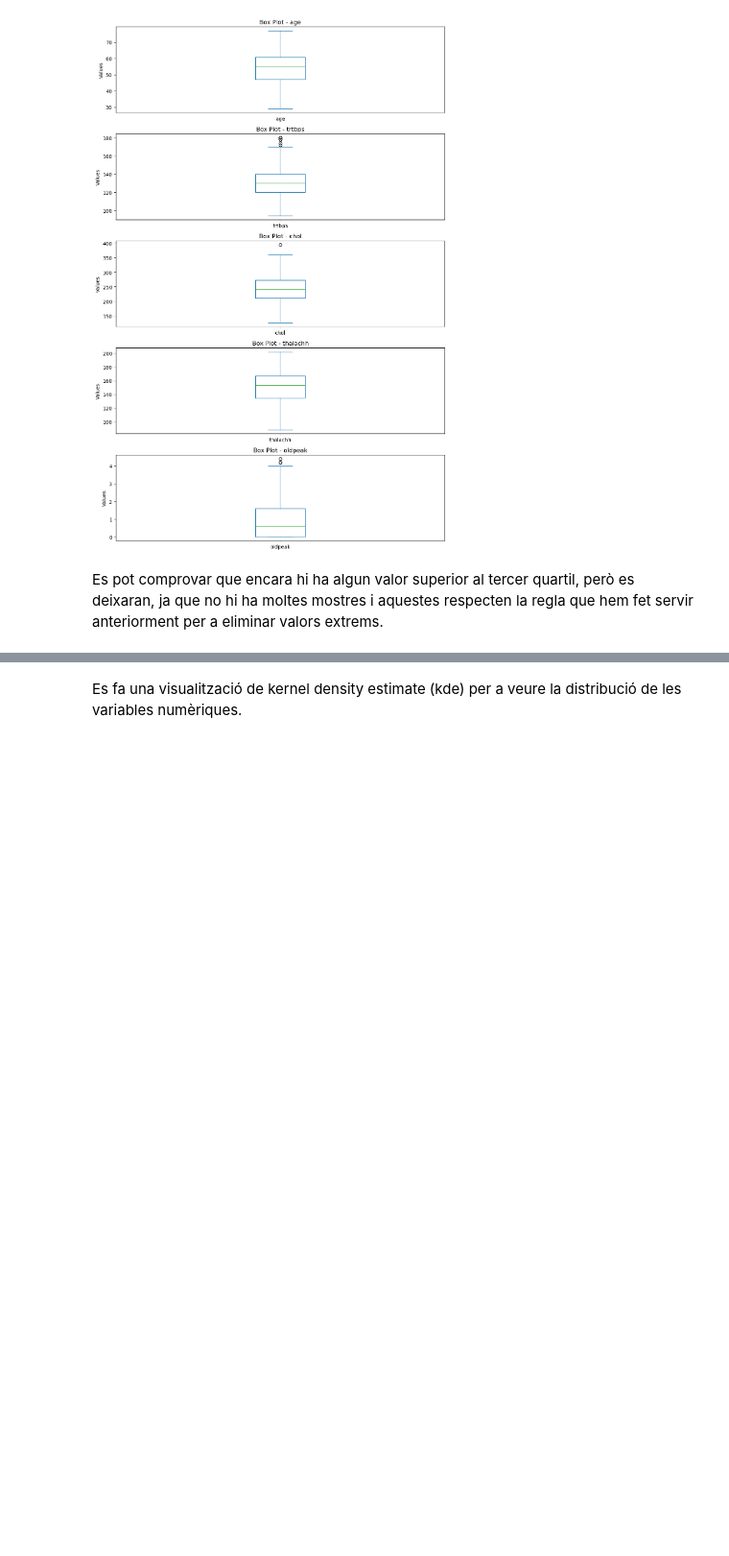
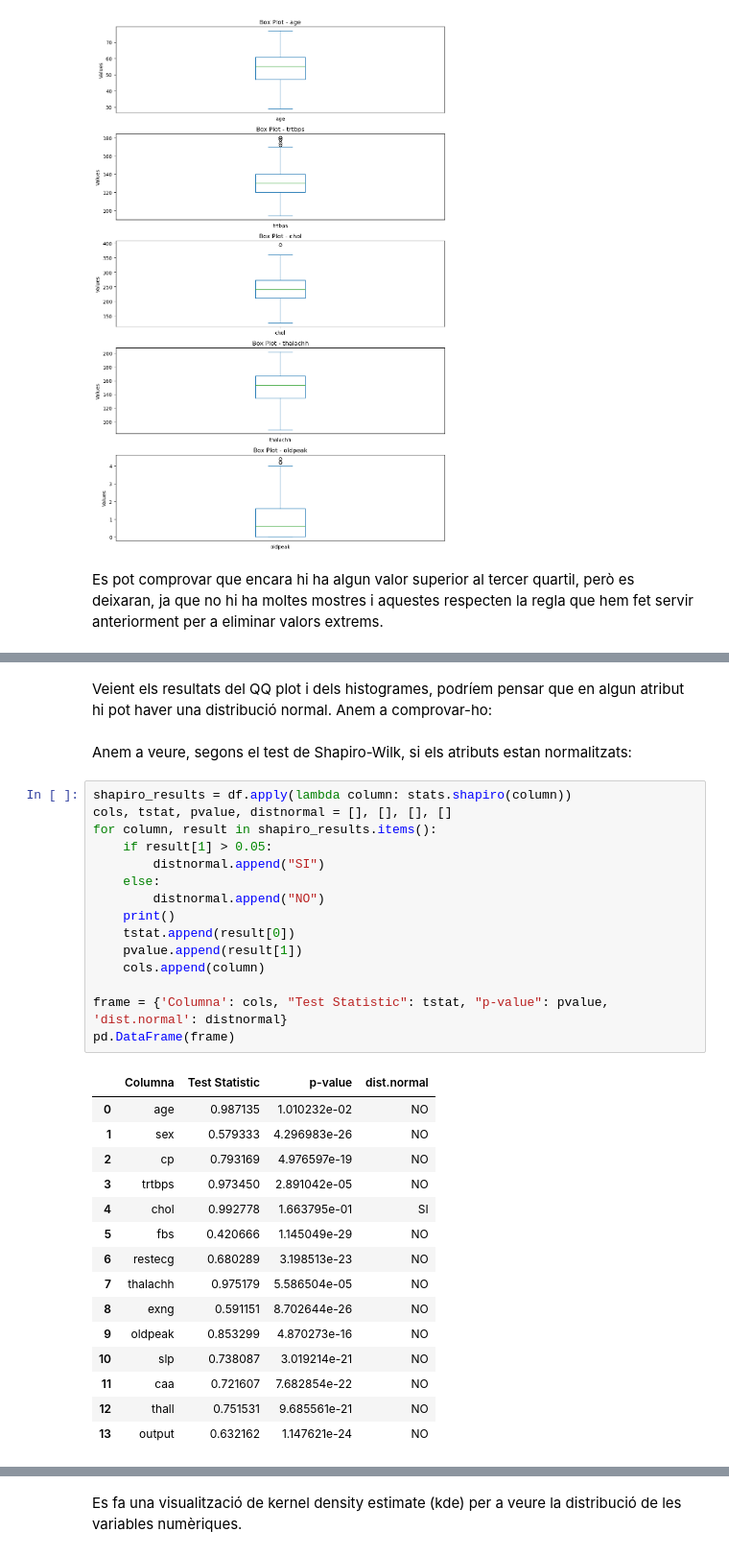
Before and after one commit to sercres/pra2_tipologia, a Jupyter notebook: code/pauconstans_screspia_PRA2.ipynb, the cells around one changed output, grey strips where cells are left out. Shown at 96% size. Drawn from its saved outputs; the diff is of its cells as text; blank space fills up the shorter version.

```diff
--- a/code/pauconstans_screspia_PRA2.ipynb
+++ b/code/pauconstans_screspia_PRA2.ipynb
@@ -260,0 +302,35 @@ Es pot comprovar que encara hi ha algun valor superior al tercer quartil, però
+# %% [markdown]
+Veient els resultats del QQ plot i dels histogrames, podríem pensar que en algun atribut hi pot haver una distribució normal. Anem a comprovar-ho:
+# %% [markdown]
+Anem a veure, segons el test de Shapiro-Wilk, si els atributs estan normalitzats:
+# %%
+shapiro_results = df.apply(lambda column: stats.shapiro(column))
+cols, tstat, pvalue, distnormal = [], [], [], []
+for column, result in shapiro_results.items():
+    if result[1] > 0.05:
+        distnormal.append("SI")
+    else:
+        distnormal.append("NO")
+    print()
+    tstat.append(result[0])
+    pvalue.append(result[1])
+    cols.append(column)
+
+frame = {'Columna': cols, "Test Statistic": tstat, "p-value": pvalue, 'dist.normal': distnormal}
+pd.DataFrame(frame)
+# %% [output]
+|  | Columna | Test Statistic | p-value | dist.normal |
+| 0 | age | 0.987135 | 1.010232e-02 | NO |
+| 1 | sex | 0.579333 | 4.296983e-26 | NO |
+| 2 | cp | 0.793169 | 4.976597e-19 | NO |
+| 3 | trtbps | 0.973450 | 2.891042e-05 | NO |
+| 4 | chol | 0.992778 | 1.663795e-01 | SI |
+| 5 | fbs | 0.420666 | 1.145049e-29 | NO |
+| 6 | restecg | 0.680289 | 3.198513e-23 | NO |
+| 7 | thalachh | 0.975179 | 5.586504e-05 | NO |
+| 8 | exng | 0.591151 | 8.702644e-26 | NO |
+| 9 | oldpeak | 0.853299 | 4.870273e-16 | NO |
+| 10 | slp | 0.738087 | 3.019214e-21 | NO |
+| 11 | caa | 0.721607 | 7.682854e-22 | NO |
+| 12 | thall | 0.751531 | 9.685561e-21 | NO |
+| 13 | output | 0.632162 | 1.147621e-24 | NO |
```
Also changed, not shown: parts of 70 cells of this notebook.
